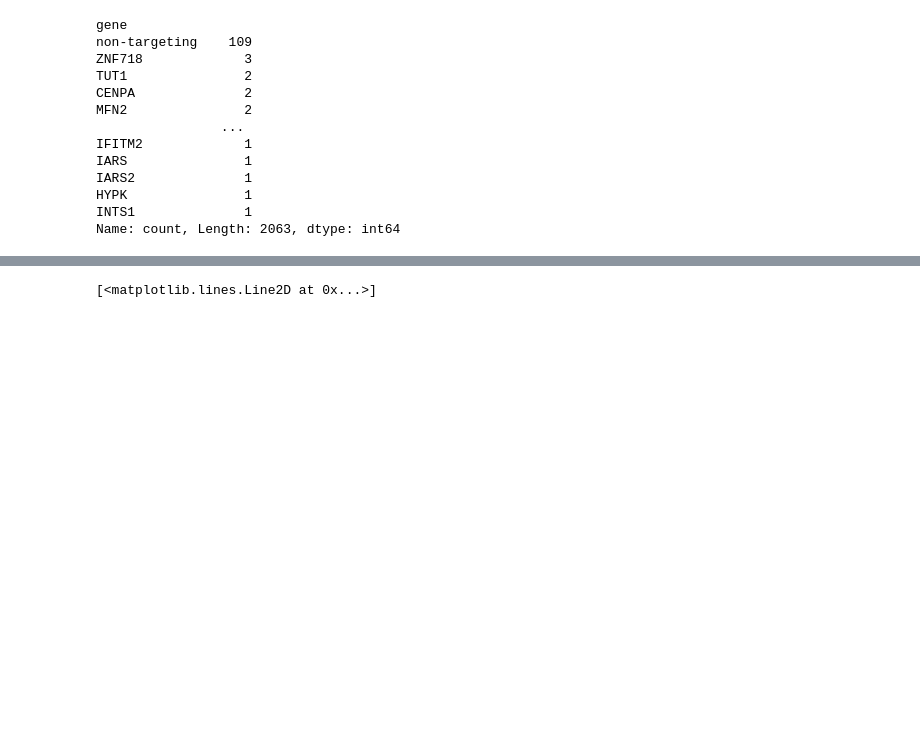
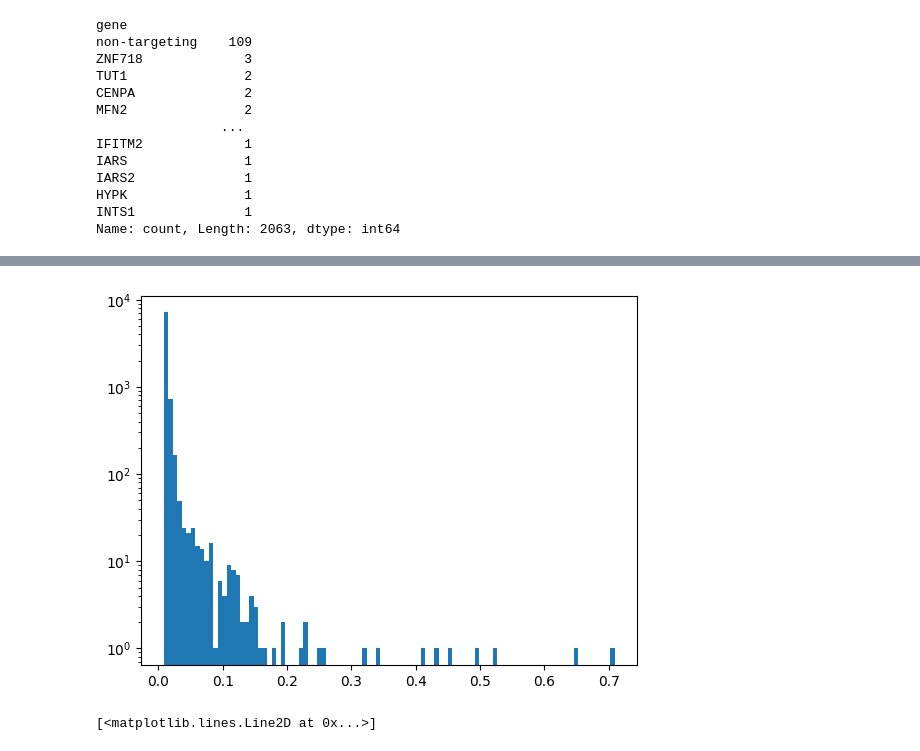
Before and after one commit to synthetic-tensors/caduceus, a Jupyter notebook: crispr_data_wrangling.ipynb, the cells around one changed output, grey strips where cells are left out. Drawn from its saved outputs; the diff is of its cells as text; code cells hidden in the pictures; blank space fills up the shorter version.

```diff
--- a/crispr_data_wrangling.ipynb
+++ b/crispr_data_wrangling.ipynb
@@ -72,3 +100,8 @@ adata = ad.read_h5ad("data/replogle/K562_gwps_raw_bulk_01.h5ad")
+# %%
+plt.hist(adata[adata.obs[adata.obs.core_control].index].X.var(axis=0)/adata[adata.obs[adata.obs.core_control].index].X.mean(axis=0),bins=100)  #Core controls
+plt.yscale('log')
+# %% [output]
+[figure, added]
 # %%
 import matplotlib.pyplot as plt
 plt.plot(adata['2_AAAS_P1P2_ENSG00000094914'].X.squeeze(),adata['14_AASDHPPT_P1P2_ENSG00000149313'].X.squeeze(),'x')
```
Also changed, not shown: parts of 6 cells of this notebook.
